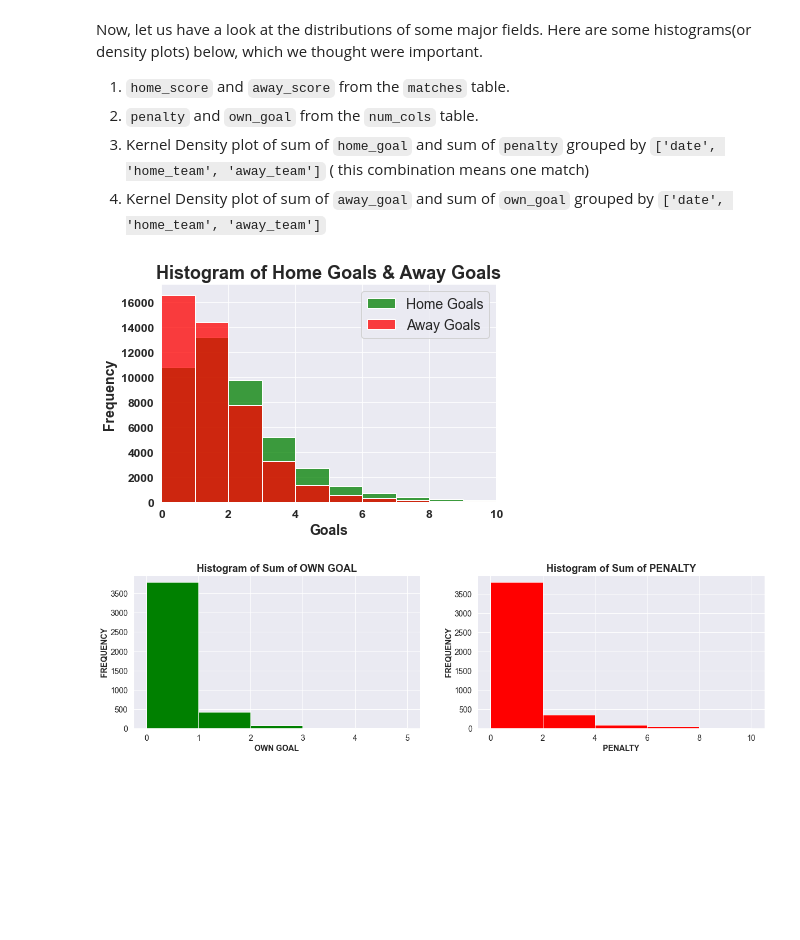
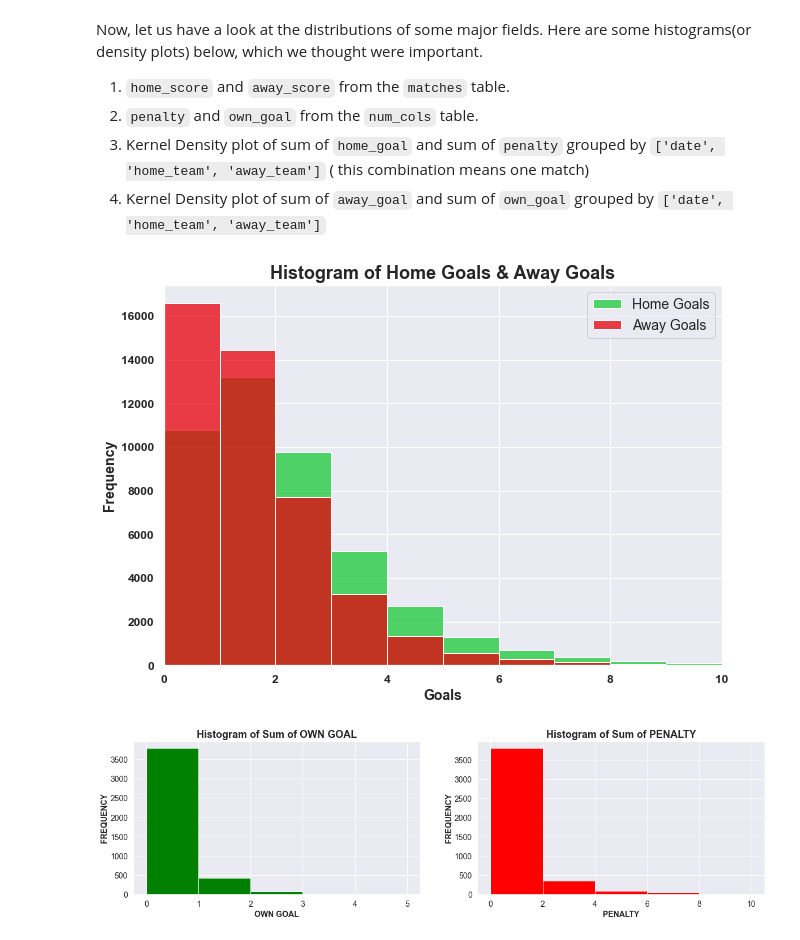
Before and after one commit to ryuukkk/football-data-analysis, a Jupyter notebook: DE_PROJECT.ipynb, the cells around one changed output. Drawn from its saved outputs; the diff is of its cells as text; code cells hidden in the pictures; blank space fills up the shorter version.

```diff
--- a/DE_PROJECT.ipynb
+++ b/DE_PROJECT.ipynb
@@ -360,19 +357,20 @@ Here are some histograms(or density plots) below, which we thought were importan
 # %%
 #1. Home score and away score from the matches table - Histogram
 
+fig = plt.figure(figsize=(10,7))
 ax3 = sns.histplot(data=matches, x='home_score', color='g', label='Home Goals', binwidth=1)
 sns.histplot(data=matches, x='away_score', color='r', label='Away Goals', binwidth=1, ax=ax3)
 sns.set(rc={"figure.figsize":(10,5)}, palette="bright")
 plt.ylabel('Frequency', fontsize=14, fontweight="bold")
 plt.xlabel('Goals', fontsize=14, fontweight="bold")
 plt.xticks(fontsize=12, fontweight="bold")
 plt.yticks(fontsize=12, fontweight="bold")
 plt.xlim(0, 10)
 plt.legend(fontsize=14)
 plt.title("Histogram of Home Goals & Away Goals", fontsize=18, fontweight="bold")
 plt.savefig('figures/score_histo.jpg')
 # %% [output]
-[figure, old version]
+[figure, new version]
 # %%
 #2. Penalty and Own goal from num_cols - Histogram
 
```
Also changed, not shown: parts of 5 cells of this notebook.
